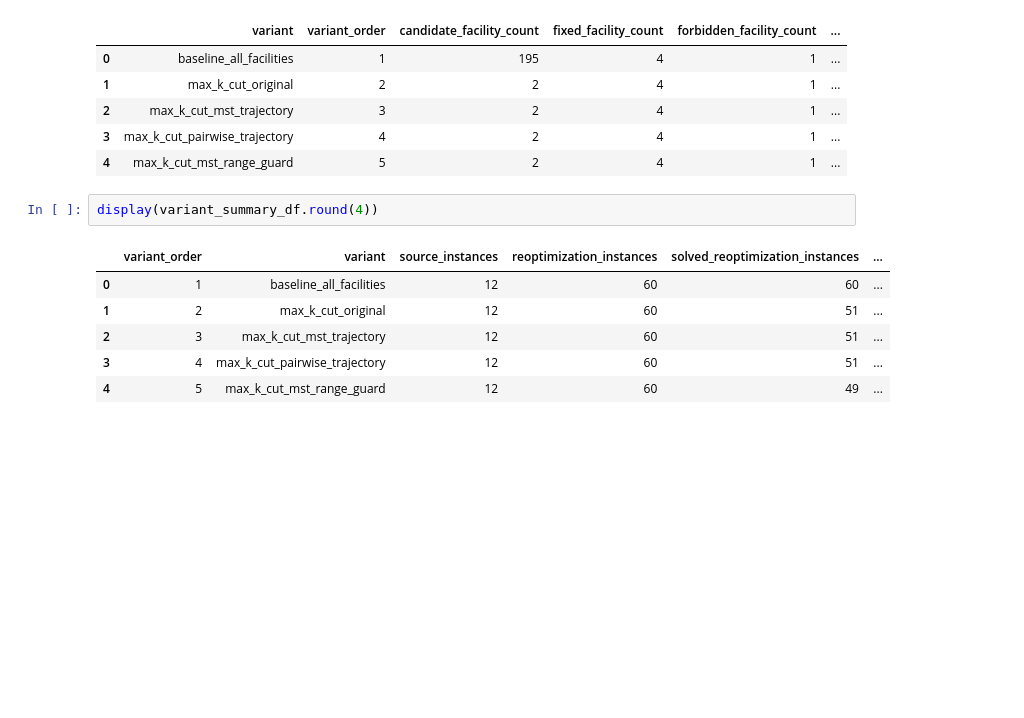
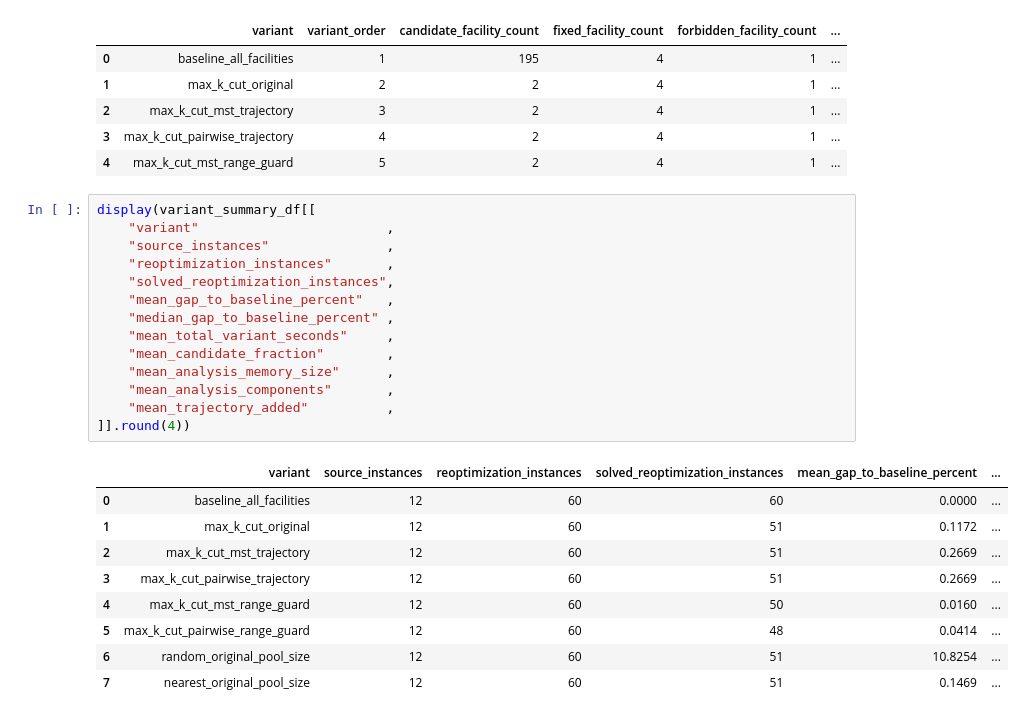
Before and after one commit to filipemedeiross/xopt, a Jupyter notebook: notebooks/experiments_sbpo/5.2 Facility Removal Reoptimization - TSPLIB Group Summaries.ipynb, the cells around one changed output. Cells and saved outputs as stored; diff of their text form; blank space fills up the shorter version.

Commit message:
New facility removal reoptimization experiments on TSPLIB geometric instances

```diff
--- a/notebooks/experiments_sbpo/5.2 Facility Removal Reoptimization - TSPLIB Group Summaries.ipynb
+++ b/notebooks/experiments_sbpo/5.2 Facility Removal Reoptimization - TSPLIB Group Summaries.ipynb
@@ -1194,15 +1795,30 @@ display(results_df.head())
 | 2 | max_k_cut_mst_trajectory | 3 | 2 | 4 | 1 | ... |
 | 3 | max_k_cut_pairwise_trajectory | 4 | 2 | 4 | 1 | ... |
 | 4 | max_k_cut_mst_range_guard | 5 | 2 | 4 | 1 | ... |
-# %%
-display(variant_summary_df.round(4))
-# %% [output]
-|  | variant_order | variant | source_instances | reoptimization_instances | solved_reoptimization_instances | ... |
-| 0 | 1 | baseline_all_facilities | 12 | 60 | 60 | ... |
-| 1 | 2 | max_k_cut_original | 12 | 60 | 51 | ... |
-| 2 | 3 | max_k_cut_mst_trajectory | 12 | 60 | 51 | ... |
-| 3 | 4 | max_k_cut_pairwise_trajectory | 12 | 60 | 51 | ... |
-| 4 | 5 | max_k_cut_mst_range_guard | 12 | 60 | 49 | ... |
+# %%
+display(variant_summary_df[[
+    "variant"                        ,
+    "source_instances"               ,
+    "reoptimization_instances"       ,
+    "solved_reoptimization_instances",
+    "mean_gap_to_baseline_percent"   ,
+    "median_gap_to_baseline_percent" ,
+    "mean_total_variant_seconds"     ,
+    "mean_candidate_fraction"        ,
+    "mean_analysis_memory_size"      ,
+    "mean_analysis_components"       ,
+    "mean_trajectory_added"          ,
+]].round(4))
+# %% [output]
+|  | variant | source_instances | reoptimization_instances | solved_reoptimization_instances | mean_gap_to_baseline_percent | ... |
+| 0 | baseline_all_facilities | 12 | 60 | 60 | 0.0000 | ... |
+| 1 | max_k_cut_original | 12 | 60 | 51 | 0.1172 | ... |
+| 2 | max_k_cut_mst_trajectory | 12 | 60 | 51 | 0.2669 | ... |
+| 3 | max_k_cut_pairwise_trajectory | 12 | 60 | 51 | 0.2669 | ... |
+| 4 | max_k_cut_mst_range_guard | 12 | 60 | 50 | 0.0160 | ... |
+| 5 | max_k_cut_pairwise_range_guard | 12 | 60 | 48 | 0.0414 | ... |
+| 6 | random_original_pool_size | 12 | 60 | 51 | 10.8254 | ... |
+| 7 | nearest_original_pool_size | 12 | 60 | 51 | 0.1469 | ... |
 # %%
 display(group_variant_summary_df.round(4))
 # %% [output]
```
Also changed, not shown: parts of 23 cells of this notebook, 6 other files.
